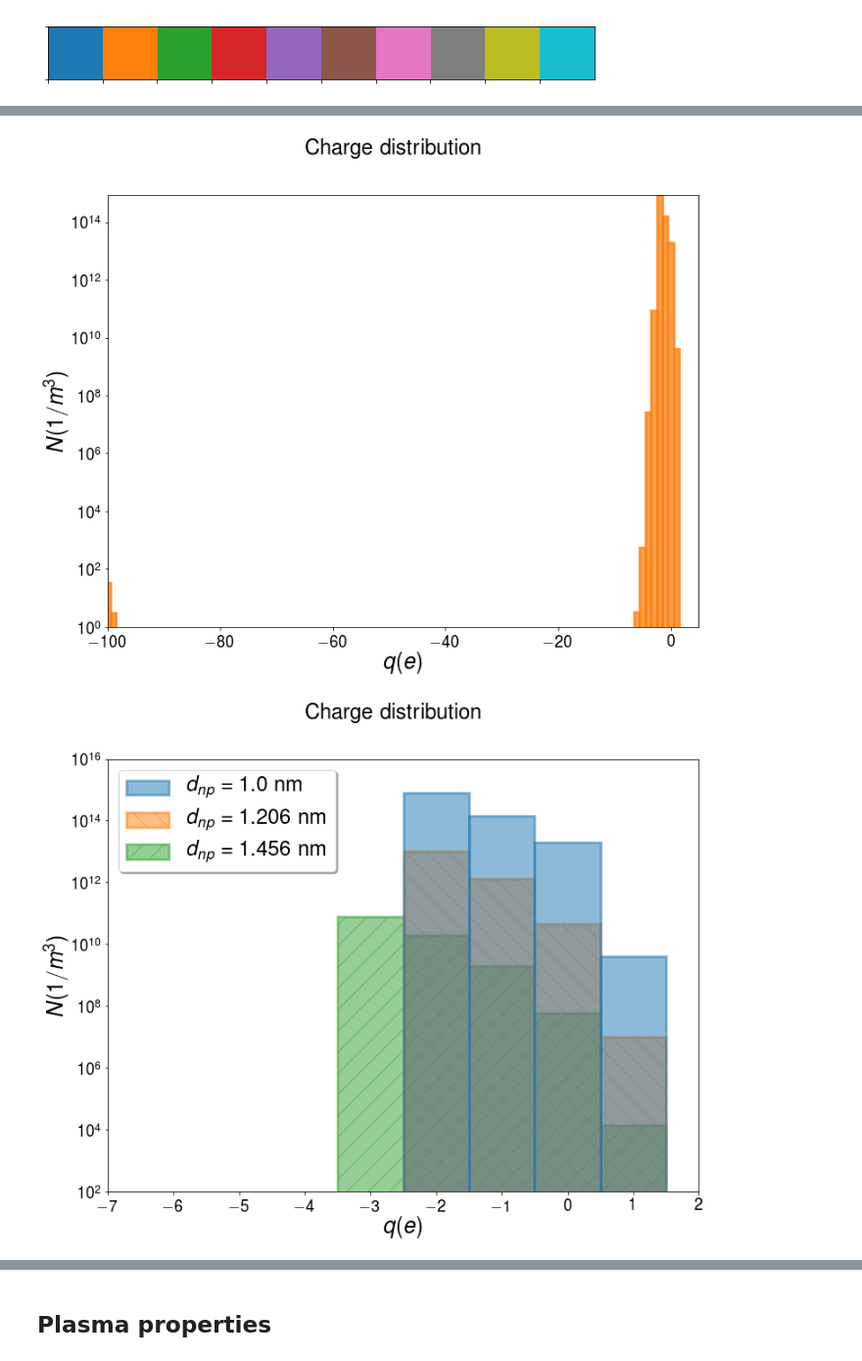
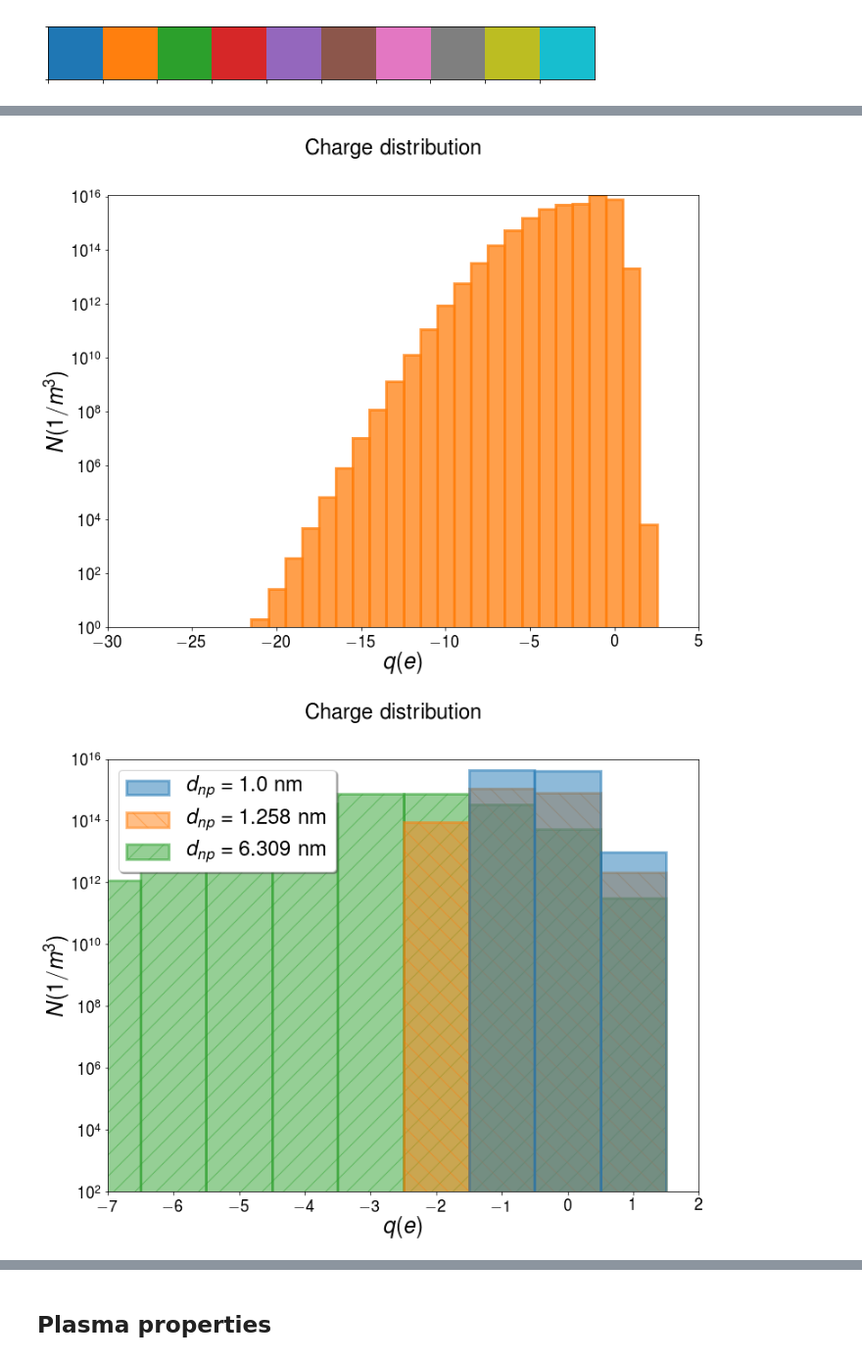
Before and after one commit to caos21/ndust, a Jupyter notebook: press/plot-results.ipynb, the cells around one changed output, grey strips where cells are left out. Shown at 98% size. Saved outputs shown, nothing was run; the diff lists cells and outputs as text; code cells hidden in the pictures.

```diff
--- a/press/plot-results.ipynb
+++ b/press/plot-results.ipynb
@@ -77,8 +78,21 @@ pp.sns.palplot(current_palette)
 # gridf = "grid-test"
 
 #nanof = "nano-coulomb-40nm-all-5s-implicit"
-nanof = "nano-1s-100nm"
-gridf = "grid-coulomb-100nm"
+#nanof = "nano-1s-100nm"
+#gridf = "grid-coulomb-100nm"
+
+#nanof = "nano-qv-mpc-100x50-2s-fixed-100us-explicit"
+#nanof = "nano6"
+#gridf = "grid-mpc-100x50"
+
+#nanof = "nano-coulomb"
+#gridf = "grid-coulomb-200nm"
+
+nanof = "nano-mpc"
+gridf = "grid-mpc"
+
+#nanof = "nano-pairs"
+#gridf = "minimal-ipa-pairs"
 # %%
 pt = pp.plot(nanof, gridf, xc)
 # %%
@@ -94,11 +108,11 @@ pt.plot_diams()
 # %%
 pt.plot_charges()
 # %% [output]
-[figure, old version]
+[figure, new version]
 # %%
 #WARNING density must be > 0 in the section
-pt.plot_charges_at_volume([0, 2, 4], [3,2,1], current_palette,
+pt.plot_charges_at_volume([0, 2, 16], [3,2,1], current_palette,
                          [True, True, True], ['', '\\', '/'], [0.5, 0.5, 0.5],
                           [3, 3, 3], ylim=[1e2, 1e16], xlim=[-7, 2])
 # %% [output]
-[figure, old version]
+[figure, new version]
```
Also changed, not shown: parts of 38 cells of this notebook, 6 other files.
